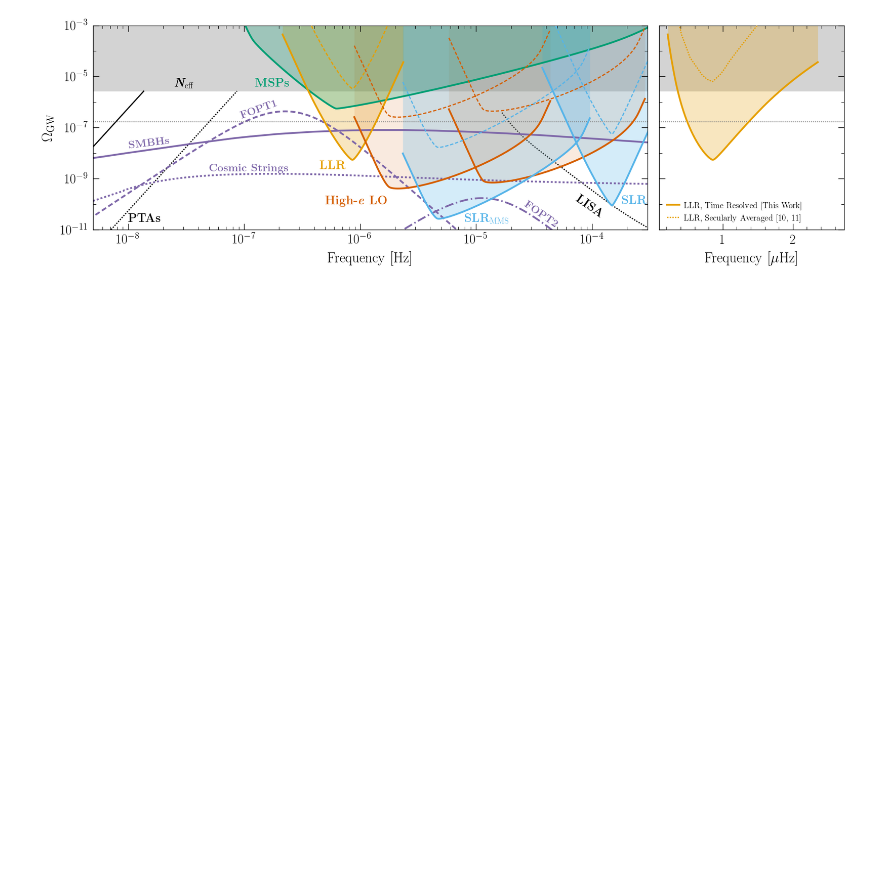
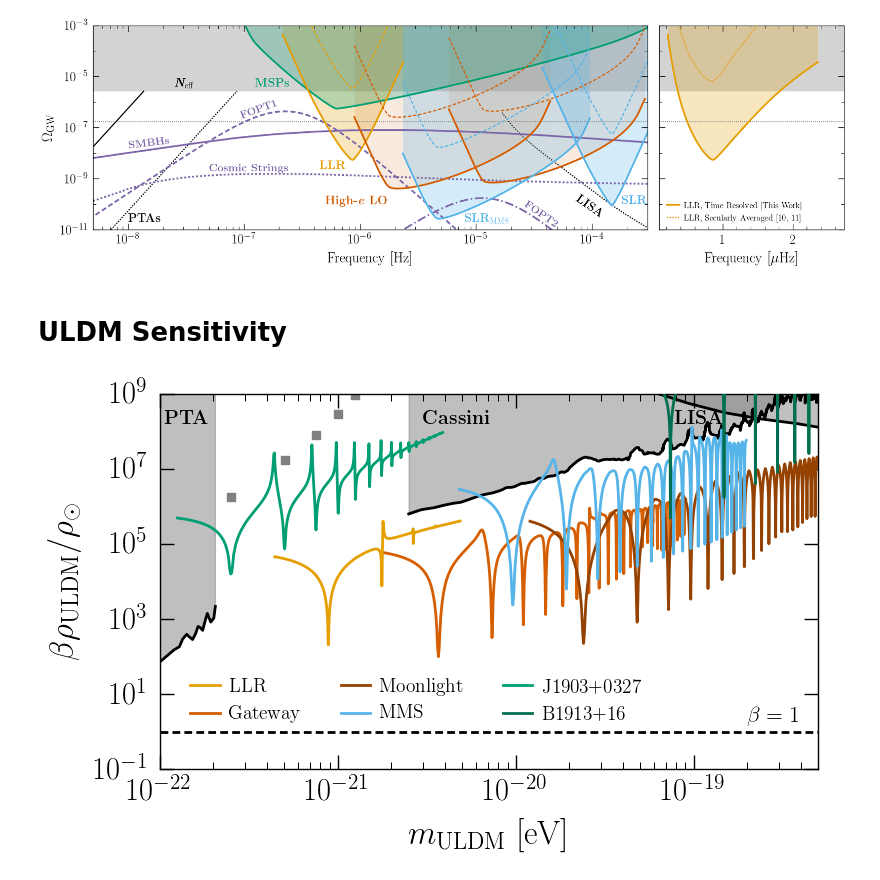
Before and after one commit to joshwfoster/binary_resonance_projections, a Jupyter notebook: plotter.ipynb, the cells around one changed output. Cells and saved outputs as stored; diff of their text form; code cells hidden in the pictures; blank space fills up the shorter version.

```diff
--- a/plotter.ipynb
+++ b/plotter.ipynb
@@ -128,2 +115,67 @@ plt.savefig('./GW_Projections.pdf')
 # %% [output]
 [figure]
+# %% [markdown]
+# ULDM Sensitivity
+# %%
+file_path = './data/uldm_data.h5'
+file = h5py.File(file_path)
+
+
+plt.subplots(figsize = (8, 5), ncols = 1)
+
+#############################
+###   Binary Resonances   ###
+#############################
+
+plt.plot(file['LLR'][0], file['LLR'][1], lw = 2,  color = 'C1', label = "LLR")
+plt.plot(file['Gateway'][0], file['Gateway'][1], color = '#D55E00', lw = 2, zorder = np.inf, label = "Gateway")
+plt.plot(file['Moonlight'][0], file['Moonlight'][1], color = '#954200', lw = 2, zorder = np.inf, label = "Moonlight")
+plt.plot(file['MMS'][0], file['MMS'][1], color = 'C2', lw = 2, zorder = np.inf, label = "MMS")
+plt.plot(file['J1903+0327'][0], file['J1903+0327'][1], color = '#009E73', lw = 2, zorder = np.inf, label="J1903+0327")
+plt.plot(file['B1913+16'][0], file['B1913+16'][1], color = '#006F50', lw = 2, zorder = np.inf, label = "B1913+16")
+
+plt.scatter(file['Old'][0], file['Old'][1], color = 'grey', marker = 's')
+
+###########################
+###   Existing Limits   ###
+###########################
+
+plt.plot(file['PTAmvsρDig14'][0], file['PTAmvsρDig14'][1], color = 'black', lw = 2)
+plt.fill_between(file['PTAmvsρDig14'][0], file['PTAmvsρDig14'][1], 1e15*np.ones_like(file['PTAmvsρDig14'][1]), color = 'grey', alpha = .5)
+
+plt.plot(file['Cassini'][0], file['Cassini'][1], color = 'black', lw = 2)
+plt.fill_between(file['Cassini'][0], file['Cassini'][1], 1e15*np.ones_like(file['Cassini'][1]), color = 'grey', alpha = .5)
+
+
+plt.plot(file['LISA'][0], file['LISA'][1], color = 'black', lw = 2)
+plt.fill_between(file['LISA'][0], file['LISA'][1], 1e15*np.ones_like(file['LISA'][1]), color = 'grey', alpha = .5)
+
+
+#######################################
+###   Basic Aspects of Formatting   ###
+#######################################
+
+plt.axhline(1, color = 'black', lw = 2, ls = '--')
+plt.text(2e-19, 1.75, r'$\beta = 1$', fontsize = 16, color = 'black')
+
+
+plt.text(1.05*1e-22, 1.5e9/10, r'\textbf{PTA}', fontsize = 14)
+plt.text(3e-21, 1.5e9/10, r'\textbf{Cassini}', fontsize = 14)
+plt.text(1.55*.5*1e-19, 1.55*1.5*0.625e8, r'\textbf{LISA}', fontsize = 14)
+
+plt.xlim(1e-22, 1e-18/2)
+plt.ylim(1e-1, 1e9)
+
+plt.xscale('log')
+plt.yscale('log')
+
+plt.xlabel(r'$m_\mathrm{ULDM}$ [eV]')
+plt.ylabel(r'$\beta \rho_\mathrm{ULDM}/\rho_\odot$')
+
+
+plt.legend(loc="upper left", bbox_to_anchor=(0.02, 1.15*0.25), frameon=False, ncol = 3)
+
+plt.tight_layout()
+plt.savefig('./Plots/ULDM_Sensitivity.pdf')
+# %% [output]
+[figure, added]
```
Also changed, not shown: parts of 3 cells of this notebook, 3 other files.
